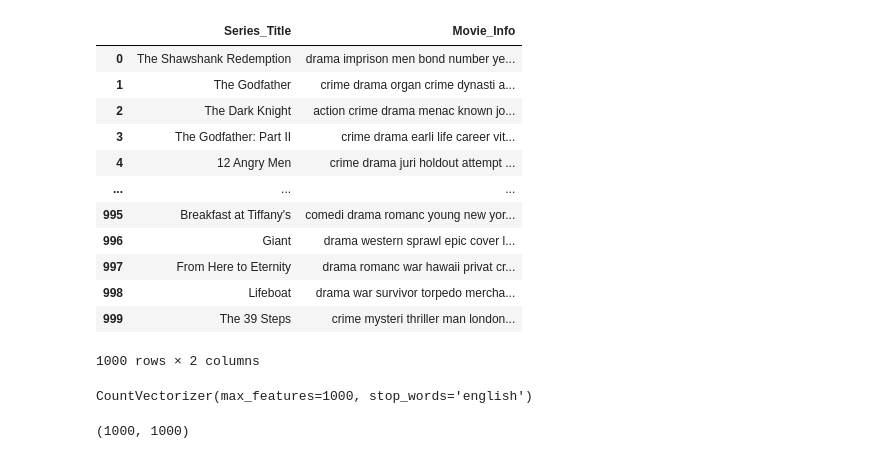
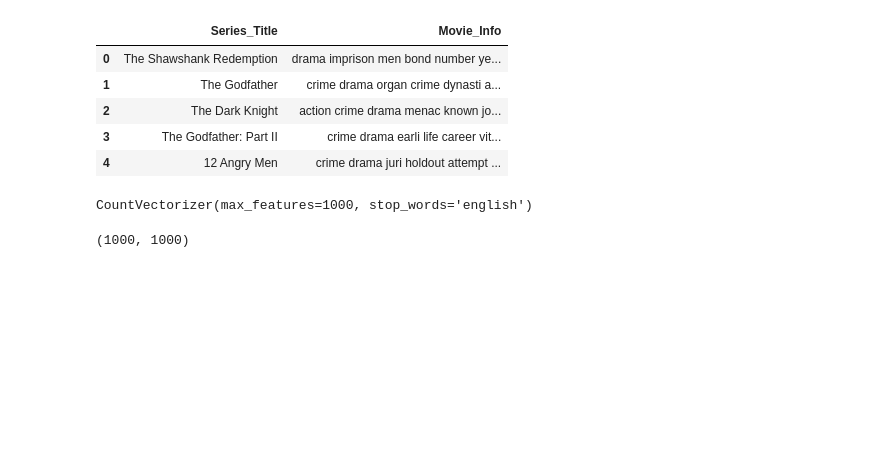
Before and after one commit to Chongaaaa/Python-AI, a Jupyter notebook: python_notebook/cosine_sim.ipynb, the cells around one changed output. Cells and saved outputs as stored; diff of their text form; code cells hidden in the pictures; blank space fills up the shorter version.

```diff
--- a/python_notebook/cosine_sim.ipynb
+++ b/python_notebook/cosine_sim.ipynb
@@ -36,21 +36,14 @@ movies.head()
 # %%
 movies = movies.drop(columns = ['Genre', 'Overview','Director','Stars'])
 # %%
-movies
+movies.head()
 # %% [output]
 |  | Series_Title | Movie_Info |
 | 0 | The Shawshank Redemption | drama imprison men bond number ye... |
 | 1 | The Godfather | crime drama organ crime dynasti a... |
 | 2 | The Dark Knight | action crime drama menac known jo... |
 | 3 | The Godfather: Part II | crime drama earli life career vit... |
 | 4 | 12 Angry Men | crime drama juri holdout attempt ... |
-| ... | ... | ... |
-| 995 | Breakfast at Tiffany's | comedi drama romanc young new yor... |
-| 996 | Giant | drama western sprawl epic cover l... |
-| 997 | From Here to Eternity | drama romanc war hawaii privat cr... |
-| 998 | Lifeboat | drama war survivor torpedo mercha... |
-| 999 | The 39 Steps | crime mysteri thriller man london... |
-1000 rows × 2 columns
 # %%
 from sklearn.feature_extraction.text import CountVectorizer
 # %%
```
Also changed, not shown: parts of 4 cells of this notebook, 1 other file.
